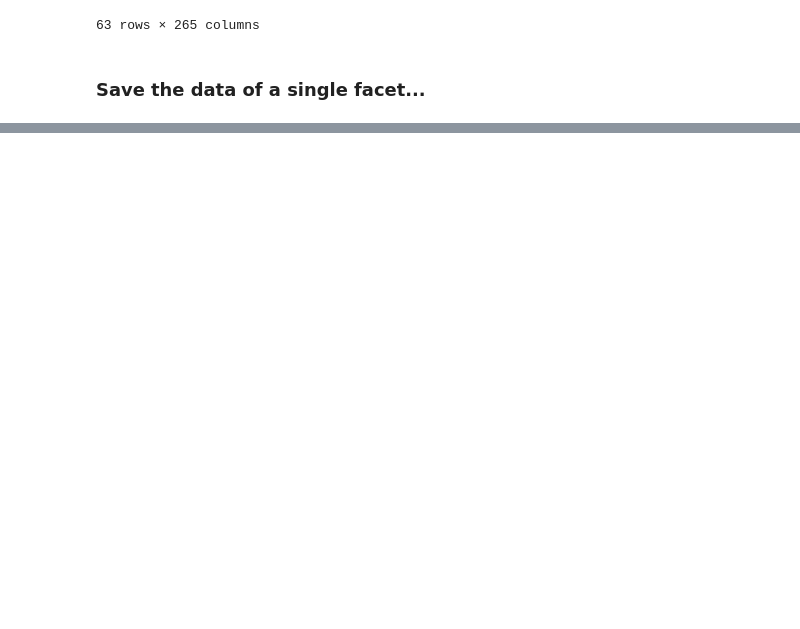
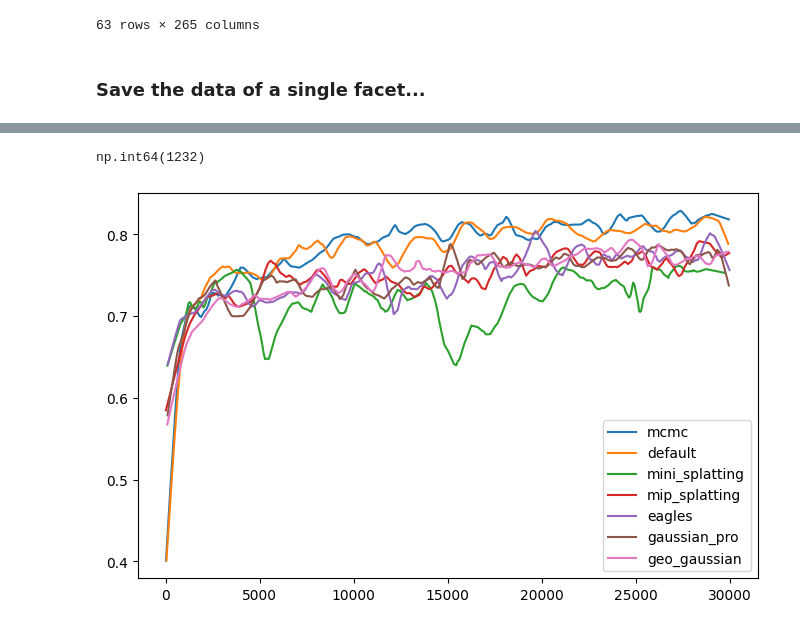
Before and after one commit to PaulErpen/wandb-data-analysis, a Jupyter notebook: wandb-data-analysis.ipynb, the cells around one changed output, grey strips where cells are left out. Drawn from its saved outputs; the diff is of its cells as text; code cells hidden in the pictures; blank space fills up the shorter version.

Commit message:
Start working on plots

```diff
--- a/wandb-data-analysis.ipynb
+++ b/wandb-data-analysis.ipynb
@@ -104,15 +97,23 @@ runs_to_analyze
 # %% [markdown]
 ### Save the data of a single facet...
 # %%
-pull_data = True
+pull_data = False
 
 if pull_data:
     runs = []
-    for run_id in ["k22pnjso", "umm395kx"]:
+    for run_id, dataset_name, technique, size in zip(
+        runs_to_analyze["run_id"].values,
+        runs_to_analyze["dataset_name"].values,
+        runs_to_analyze["technique"].values,
+        runs_to_analyze["size"].values,
+    ):
         run = api.run(f"{PROJECT}/{run_id}")
         df_run = run.history()
+        df_run["dataset_name"] = dataset_name
+        df_run["technique"] = technique
+        df_run["size"] = size
         runs.append(df_run)
 
     df_run = pd.concat(runs, axis=0)
 
-df_run
+    df_run.to_parquet("data/complete_run_data.parquet")
@@ -132,0 +120,39 @@ df_run
+# %%
+df_run = pd.read_parquet("data/complete_run_data.parquet")
+# %%
+pd.notna(df_run["test_full/ssim"]).sum()
+# %% [output]
+np.int64(1232)
+# %%
+import seaborn as sns
+from matplotlib import pyplot as plt
+import statsmodels.api as sm
+
+
+def plot_single_facet_curve(
+    df: pd.DataFrame,
+    dataset_name: str,
+    size: str,
+    col: str,
+    smooth_frac: float = 0.0,
+    ax: plt.Axes | None = None,
+) -> None:
+    facet_df = df[((df["dataset_name"] == dataset_name) & (df["size"] == size))]
+
+    if ax is None:
+        plt.figure(figsize=(8, 5))
+    for technique in facet_df["technique"].unique():
+        subset = facet_df[(facet_df["technique"] == technique)]
+        if smooth_frac > 0:
+            lowess = sm.nonparametric.lowess(subset[col], subset["_step"], frac=smooth_frac)
+            sns.lineplot(x=lowess[:, 0], y=lowess[:, 1], label=technique, ax=ax)
+        else:
+            sns.lineplot(x=subset["_step"], y=subset[col], label=technique, ax=ax)
+
+    if ax is None:
+        plt.show()
+
+
+plot_single_facet_curve(df_run, "truck", "low", "train/ssim", smooth_frac=0.05)
+# %% [output]
+[figure, added]
```
Also changed, not shown: parts of 5 cells of this notebook, 2 other files.
